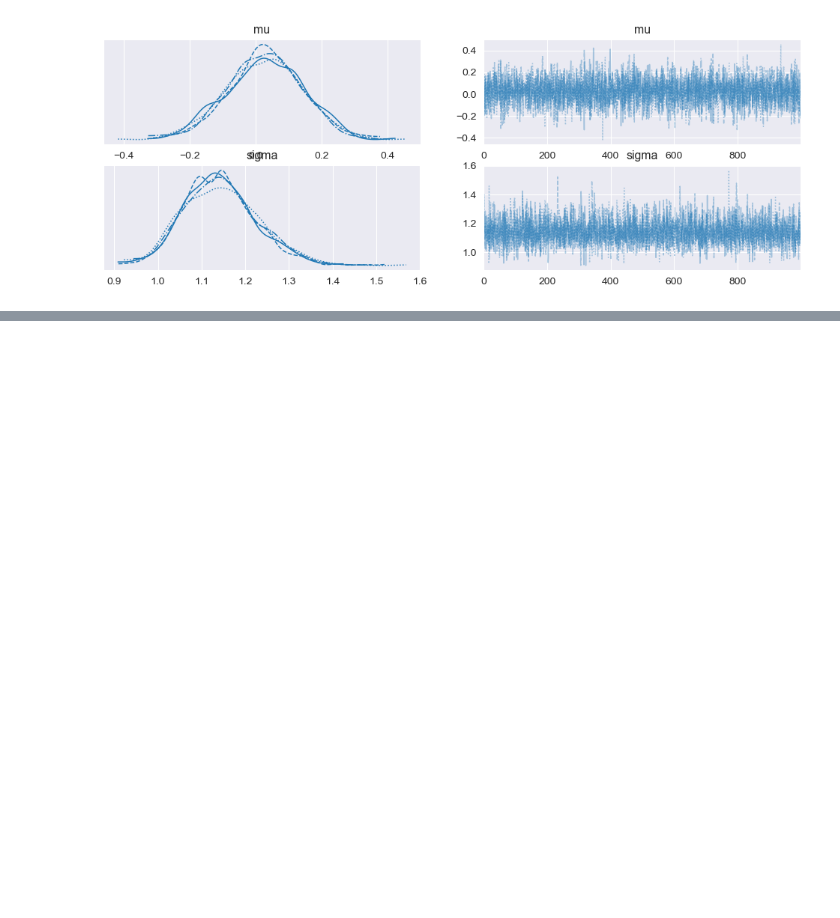
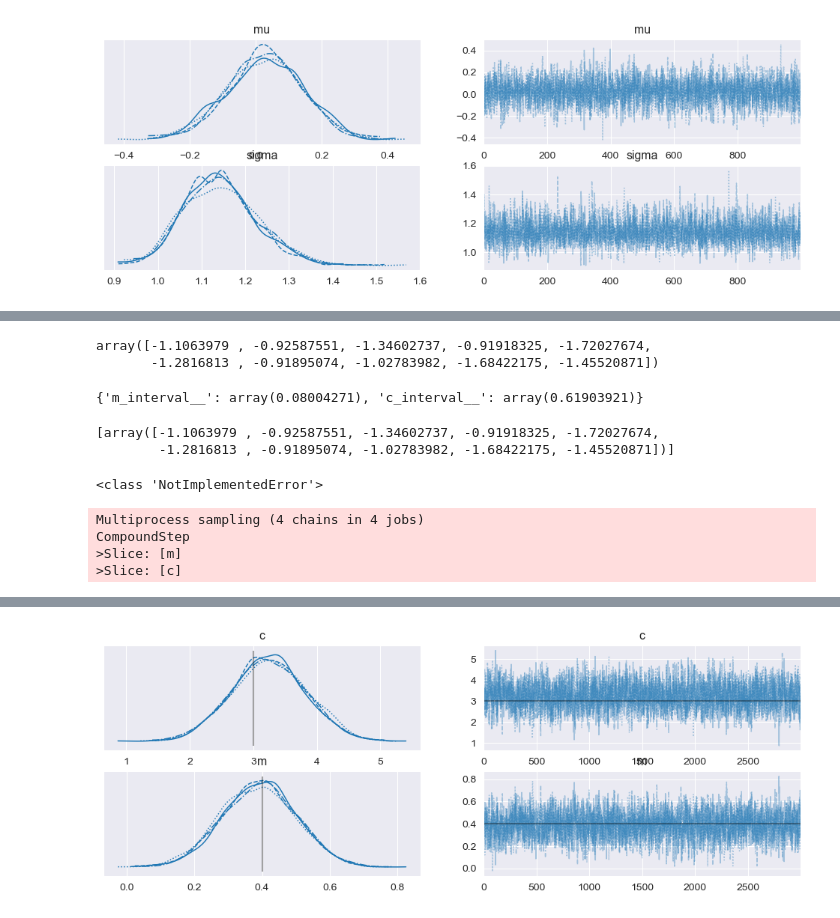
Before and after one commit to Kumachar/ResearchExamples, a Jupyter notebook: PyMC_Regression.ipynb, the cells around one changed output, grey strips where cells are left out. Cells and saved outputs as stored; diff of their text form; code cells hidden in the pictures; blank space fills up the shorter version.

```diff
--- a/PyMC_Regression.ipynb
+++ b/PyMC_Regression.ipynb
@@ -609,0 +668,69 @@ array(-22.72223916)
+# %%
+# set up our data
+N = 10  # number of data points
+sigma = 1.0  # standard deviation of noise
+x = np.linspace(0.0, 9.0, N)
+
+mtrue = 0.4  # true gradient
+ctrue = 3.0  # true y-intercept
+
+truemodel = my_model(mtrue, ctrue, x)
+
+# make data
+rng = np.random.default_rng(716743)
+data = sigma * rng.normal(size=N) + truemodel
+# %%
+# create our Op
+loglike_op = LogLike()
+
+test_out = loglike_op(mtrue, ctrue, sigma, x, data)
+# %%
+test_out.eval()
+# %% [output]
+array([-1.1063979 , -0.92587551, -1.34602737, -0.91918325, -1.72027674,
+       -1.2816813 , -0.91895074, -1.02783982, -1.68422175, -1.45520871])
+# %%
+def custom_dist_loglike(data, m, c, sigma, x):
+    # data, or observed is always passed as the first input of CustomDist
+    return loglike_op(m, c, sigma, x, data)
+
+
+# use PyMC to sampler from log-likelihood
+with pm.Model() as no_grad_model:
+    # uniform priors on m and c
+    m = pm.Uniform("m", lower=-10.0, upper=10.0, initval=mtrue)
+    c = pm.Uniform("c", lower=-10.0, upper=10.0, initval=ctrue)
+
+    # use a CustomDist with a custom logp function
+    likelihood = pm.CustomDist(
+        "likelihood", m, c, sigma, x, observed=data, logp=custom_dist_loglike
+    )
+# %%
+ip = no_grad_model.initial_point()
+ip
+# %% [output]
+{'m_interval__': array(0.08004271), 'c_interval__': array(0.61903921)}
+# %%
+no_grad_model.compile_logp(vars=[likelihood], sum=False)(ip)
+# %% [output]
+[array([-1.1063979 , -0.92587551, -1.34602737, -0.91918325, -1.72027674,
+        -1.2816813 , -0.91895074, -1.02783982, -1.68422175, -1.45520871])]
+# %%
+try:
+    no_grad_model.compile_dlogp()
+except Exception as exc:
+    print(type(exc))
+# %% [output]
+<class 'NotImplementedError'>
+# %%
+with no_grad_model:
+    # Use custom number of draws to replace the HMC based defaults
+    idata_no_grad = pm.sample(3000, tune=1000)
+
+# plot the traces
+az.plot_trace(idata_no_grad, lines=[("m", {}, mtrue), ("c", {}, ctrue)]);
+# %% [output]
+Multiprocess sampling (4 chains in 4 jobs)
+CompoundStep
+>Slice: [m]
+>Slice: [c]
@@ -609,0 +741 @@ array(-22.72223916)
+[figure, added]
```
Also changed, not shown: parts of 8 cells of this notebook, 1 other file.
